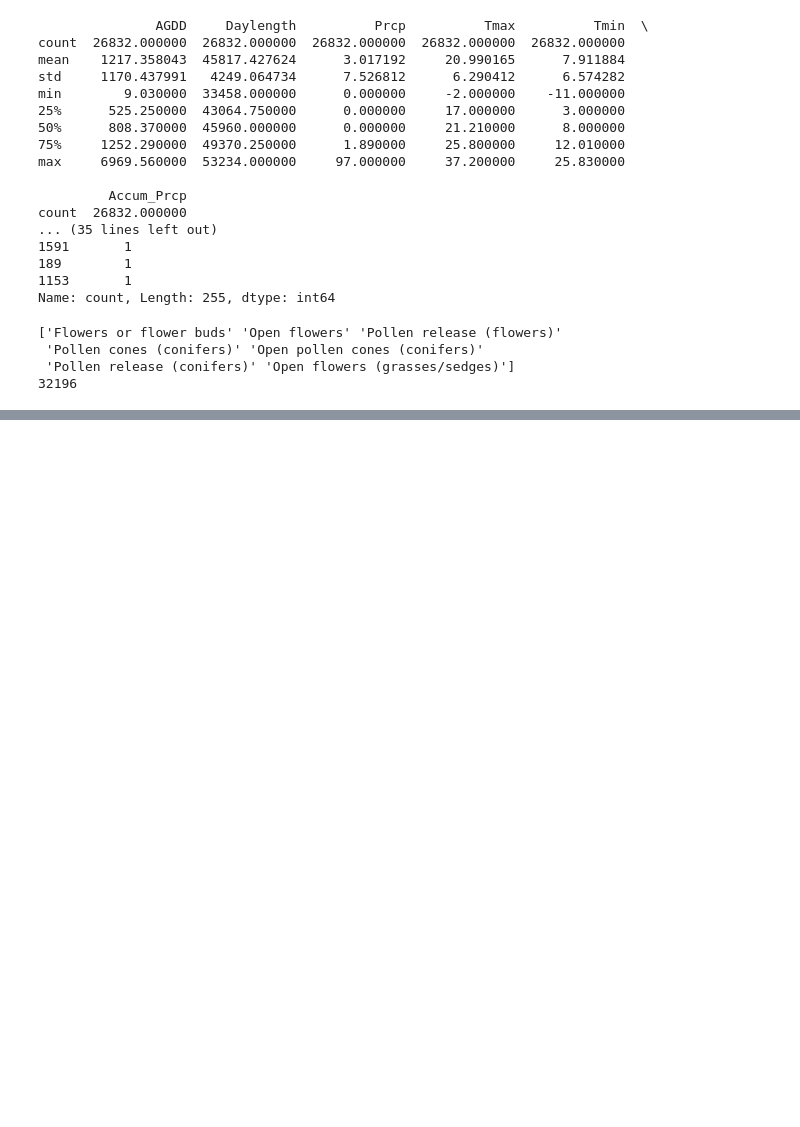
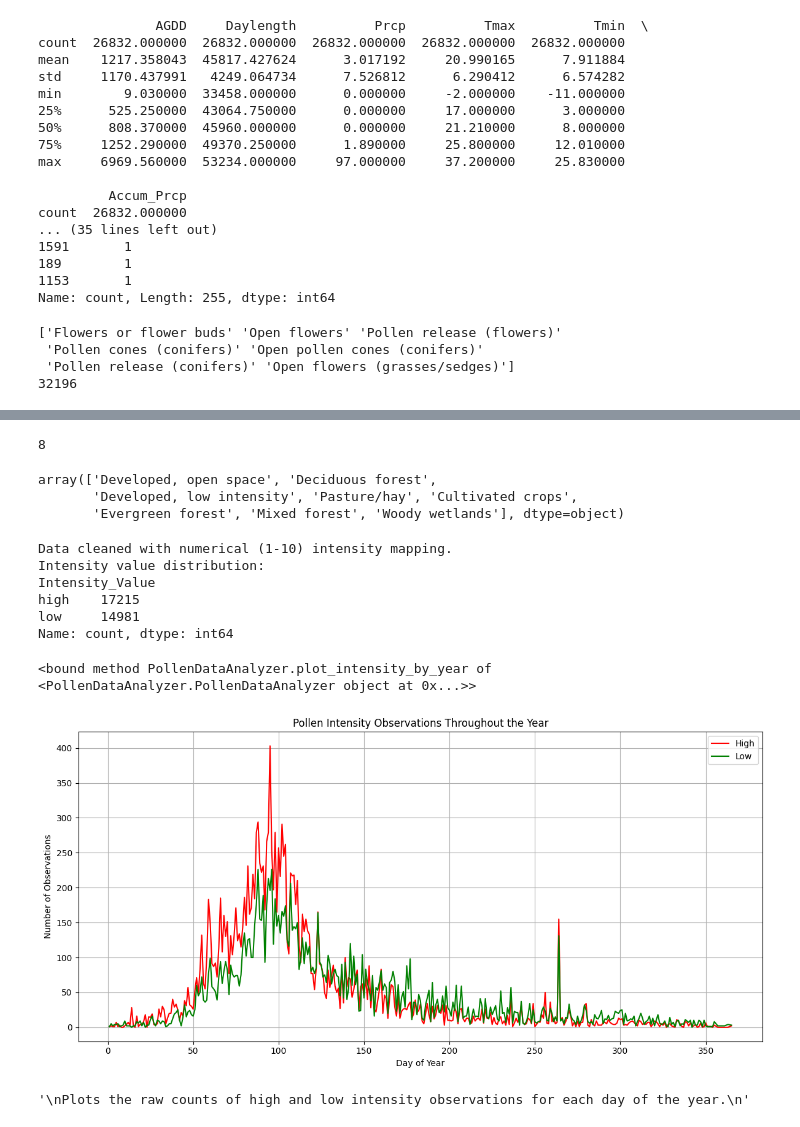
Before and after one commit to abdul8117/geog398e-project, a Jupyter notebook: scripts/notebook.ipynb, the cells around one changed output, grey strips where cells are left out. Saved outputs shown, nothing was run; the diff lists cells and outputs as text; code cells hidden in the pictures; blank space fills up the shorter version.

```diff
--- a/scripts/notebook.ipynb
+++ b/scripts/notebook.ipynb
@@ -312,0 +364,41 @@ print(cleaned_df.shape[0])
+# %%
+# print(df.columns.tolist())
+
+print(len(df["land_cover_type"].unique()))
+df["land_cover_type"].unique()
+# %% [output]
+8
+array(['Developed, open space', 'Deciduous forest',
+       'Developed, low intensity', 'Pasture/hay', 'Cultivated crops',
+       'Evergreen forest', 'Mixed forest', 'Woody wetlands'], dtype=object)
+# %%
+
+from PollenDataAnalyzer import PollenDataAnalyzer
+LOCAL_PATH = "/Applications/Home/2025 Spring/GEOG398E/Project data/dataset-for-roi-2/"
+
+analyzer2 = PollenDataAnalyzer(
+    data_path= '/Applications/Home/2025 Spring/GEOG398E/Project data/cleaned_V1.0.csv',  # or the raw CSV
+    mapping_path="../intensity_mapping.json",
+    Phenophase_path="../Phenophase.json",
+    land_cover_path = LOCAL_PATH + "table_2021_counties_max.csv",
+    project_data_path = LOCAL_PATH
+)
+# %% [output]
+Data cleaned with numerical (1-10) intensity mapping.
+Intensity value distribution:
+Intensity_Value
+high    17215
+low     14981
+Name: count, dtype: int64
+# %%
+analyzer2.plot_intensity_by_year
+# %% [output]
+<bound method PollenDataAnalyzer.plot_intensity_by_year of <PollenDataAnalyzer.PollenDataAnalyzer object at 0x...>>
+# %%
+analyzer2.plot_intensity_counts()
+"""
+Plots the raw counts of high and low intensity observations for each day of the year.
+"""
+# %% [output]
+[figure, added]
+'\nPlots the raw counts of high and low intensity observations for each day of the year.\n'
```
Also changed, not shown: parts of 5 cells of this notebook, 1 other file.
